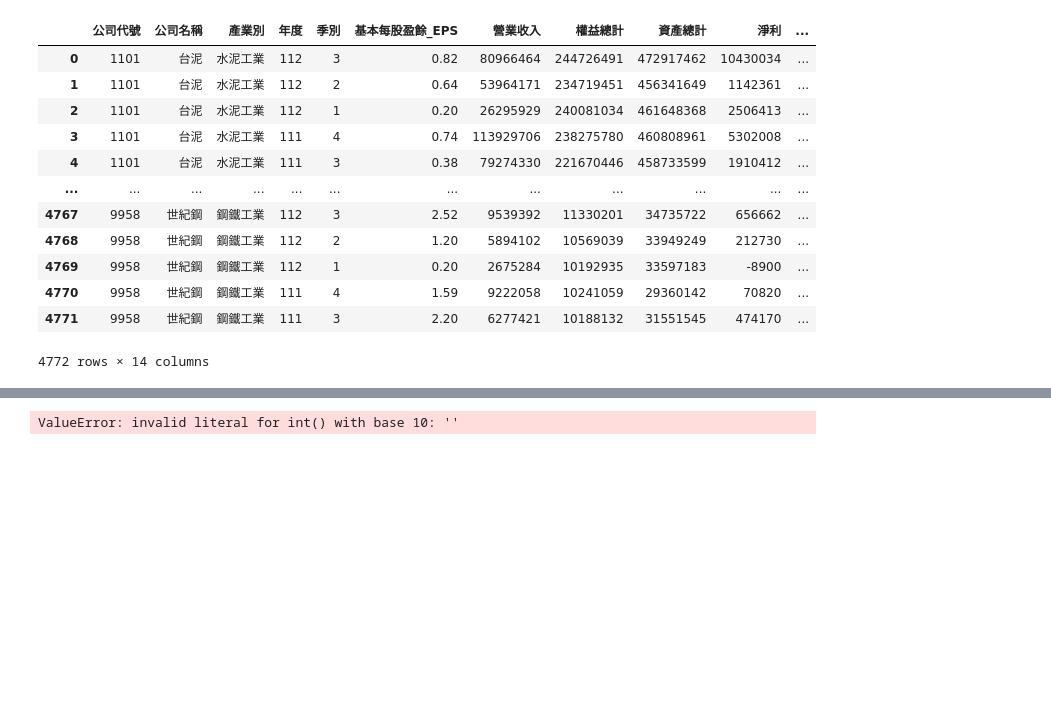
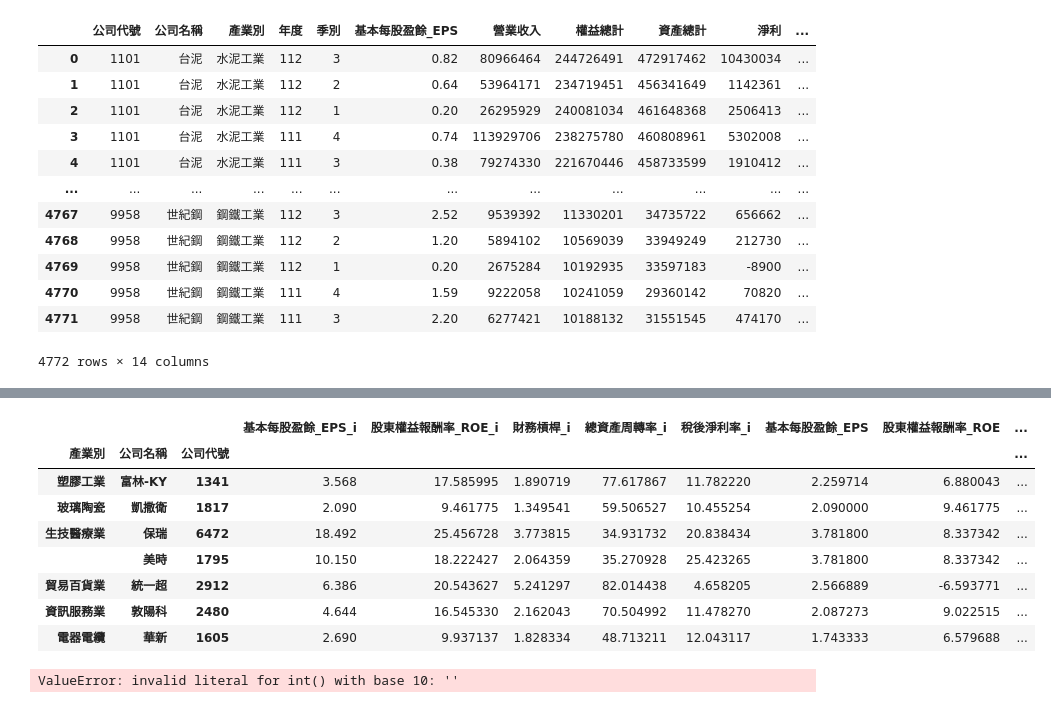
Before and after one commit to e19931107/ccClub_stock_analysis, a Jupyter notebook: Project/1223新增產業別.ipynb, the cells around one changed output, grey strips where cells are left out. Drawn from its saved outputs; the diff is of its cells as text; code cells hidden in the pictures; blank space fills up the shorter version.

```diff
--- a/Project/1223新增產業別.ipynb
+++ b/Project/1223新增產業別.ipynb
@@ -146,3 +138,70 @@ p3
+# %%
+# dataset1
+import pandas as pd
+from pandas.core.reshape.pivot import pivot
+# 先將project的年度、季別合併，變成date的形式後排序，之後繪圖座標軸才會正確
+project['Date'] = (project['年度'] + 1911).astype(str)+ (project['季別']*3-2).astype(str)
+project['Date'] = pd.to_datetime(project['Date'], format='%Y%m')
+
+import datetime
+p_time = project #複製一個要修改的p_time避免動到原本project
+p_time = p_time.drop_duplicates(subset=['Date']) #把重複的時間刪掉，因此只會有5個時間從最新(當季)到最舊(前5季)
+time_list = []
+for i in range(5):
+    time_list.append(p_time.iat[i,-1].strftime("%Y-%m-%d")) #用for迴圈把每個時間加到time_list
+time_list = sorted(time_list, reverse=True) #由最新的季別排到最早的季別
+
+# 處理missing
+project1 = project.dropna(subset=['基本每股盈餘_EPS','營業收入', '股東權益報酬率_ROE',	'財務槓桿','總資產周轉率','稅後淨利率']) #n=4772
+project1 = project1.groupby(['公司名稱']).agg('count') #n=958
+project1 = project1[~(project1['基本每股盈餘_EPS'] < 5)] #n=943
+project1 = pd.merge(project1, project, how = 'left', suffixes=["_x",""], on = ['公司名稱']) #n=4715
+project1 = project1[['產業別','公司代號','公司名稱','基本每股盈餘_EPS','營業收入', '股東權益報酬率_ROE','財務槓桿','總資產周轉率','稅後淨利率','Date']] #n=4715
+project1
+
+# # exclude1: 每年營收呈現負成長
+p1 = project1[['公司名稱','Date','營業收入']]
+p1.sort_values(by = ['公司名稱','Date']) #排序資料
+p1 = p1.pivot(index = '公司名稱',columns = 'Date',values = '營業收入') #轉置表格 #n=943
+for i in range(len(time_list)-1):
+    month_current = time_list[i].split('-')[1]
+    month_previous = time_list[i+1].split('-')[1]
+    if month_current != '01': #大部份第一季一定比前一年的第四季少營收，因此不比較
+        p1 = p1[~(p1[time_list[i]] < p1[time_list[i+1]])] #n=942 用time_list取代固定季別
+p1 = pd.merge(p1, project1, how = 'left', on = ['公司名稱'])
+p1 = p1[['產業別','公司代號','公司名稱','基本每股盈餘_EPS','營業收入', '股東權益報酬率_ROE','財務槓桿','總資產周轉率','稅後淨利率','Date']] #n=4710
+
+# # exclude2: 任一季EPS為負數
+p2 = p1[['公司名稱','Date','基本每股盈餘_EPS']]
+p2.sort_values(by = ['公司名稱','Date'])
+p2 = p2.pivot(index = '公司名稱',columns = 'Date',values = '基本每股盈餘_EPS') #n=942
+for time_ymd in time_list:
+    p2 = p2[~(p2[time_ymd] < 0)] #n=619 用迴圈跑time_list取代固定季別，之後可以擴充更多季別
+p2 = pd.merge(p2, project, how = 'left', on = ['公司名稱'])
+p2 = p2[['產業別','公司代號','公司名稱','基本每股盈餘_EPS','營業收入', '股東權益報酬率_ROE','財務槓桿','總資產周轉率','稅後淨利率','Date']] #n=3095
+
+# exclude3: 任一指標低於該產業平均
+
+p3 = p2[['公司代號','公司名稱','基本每股盈餘_EPS','股東權益報酬率_ROE','財務槓桿','總資產周轉率','稅後淨利率','產業別']] #n=3095
+p3_company = p3.groupby(['產業別','公司名稱','公司代號']).agg('mean') #n=619 #算出每個公司的指標平均
+p3_category = p3_company.groupby(['產業別']).agg('mean') #n=31 #算出每個產業的指標平均
+p3 = pd.merge(p3, p3_company, how = 'inner', suffixes = ('_0', '_i'), on = ['產業別','公司名稱','公司代號'])
+p3 = p3[['公司代號','公司名稱','基本每股盈餘_EPS_i','股東權益報酬率_ROE_i','財務槓桿_i','總資產周轉率_i','稅後淨利率_i','產業別']]
+p3 = pd.merge(p3, p3_category, how='inner', on = ['產業別']) #將公司平均以及產業平均結合
+p3 = p3.groupby(['產業別','公司名稱','公司代號',]).agg('median') #n=619
+p3 = p3[~(p3['基本每股盈餘_EPS_i'] < p3['基本每股盈餘_EPS']) & ~(p3['股東權益報酬率_ROE_i'] < p3['股東權益報酬率_ROE']) & ~(p3['財務槓桿_i'] < p3['財務槓桿'])
+        & ~(p3['總資產周轉率_i'] < p3['總資產周轉率']) & ~(p3['稅後淨利率_i'] < p3['稅後淨利率'])] #n=7
+p3
+# %% [output]
+|  |  |  | 基本每股盈餘_EPS_i | 股東權益報酬率_ROE_i | 財務槓桿_i | 總資產周轉率_i | 稅後淨利率_i | 基本每股盈餘_EPS | 股東權益報酬率_ROE | ... |
+| 產業別 | 公司名稱 | 公司代號 |  |  |  |  |  |  |  | ... |
+| 塑膠工業 | 富林-KY | 1341 | 3.568 | 17.585995 | 1.890719 | 77.617867 | 11.782220 | 2.259714 | 6.880043 | ... |
+| 玻璃陶瓷 | 凱撒衛 | 1817 | 2.090 | 9.461775 | 1.349541 | 59.506527 | 10.455254 | 2.090000 | 9.461775 | ... |
+| 生技醫療業 | 保瑞 | 6472 | 18.492 | 25.456728 | 3.773815 | 34.931732 | 20.838434 | 3.781800 | 8.337342 | ... |
+|  | 美時 | 1795 | 10.150 | 18.222427 | 2.064359 | 35.270928 | 25.423265 | 3.781800 | 8.337342 | ... |
+| 貿易百貨業 | 統一超 | 2912 | 6.386 | 20.543627 | 5.241297 | 82.014438 | 4.658205 | 2.566889 | -6.593771 | ... |
+| 資訊服務業 | 敦陽科 | 2480 | 4.644 | 16.545330 | 2.162043 | 70.504992 | 11.478270 | 2.087273 | 9.022515 | ... |
+| 電器電纜 | 華新 | 1605 | 2.690 | 9.937137 | 1.828334 | 48.713211 | 12.043117 | 1.743333 | 6.579688 | ... |
 # %%
 import pandas as pd
 import matplotlib.pyplot as plt
```
Also changed, not shown: parts of 1 cell of this notebook.
